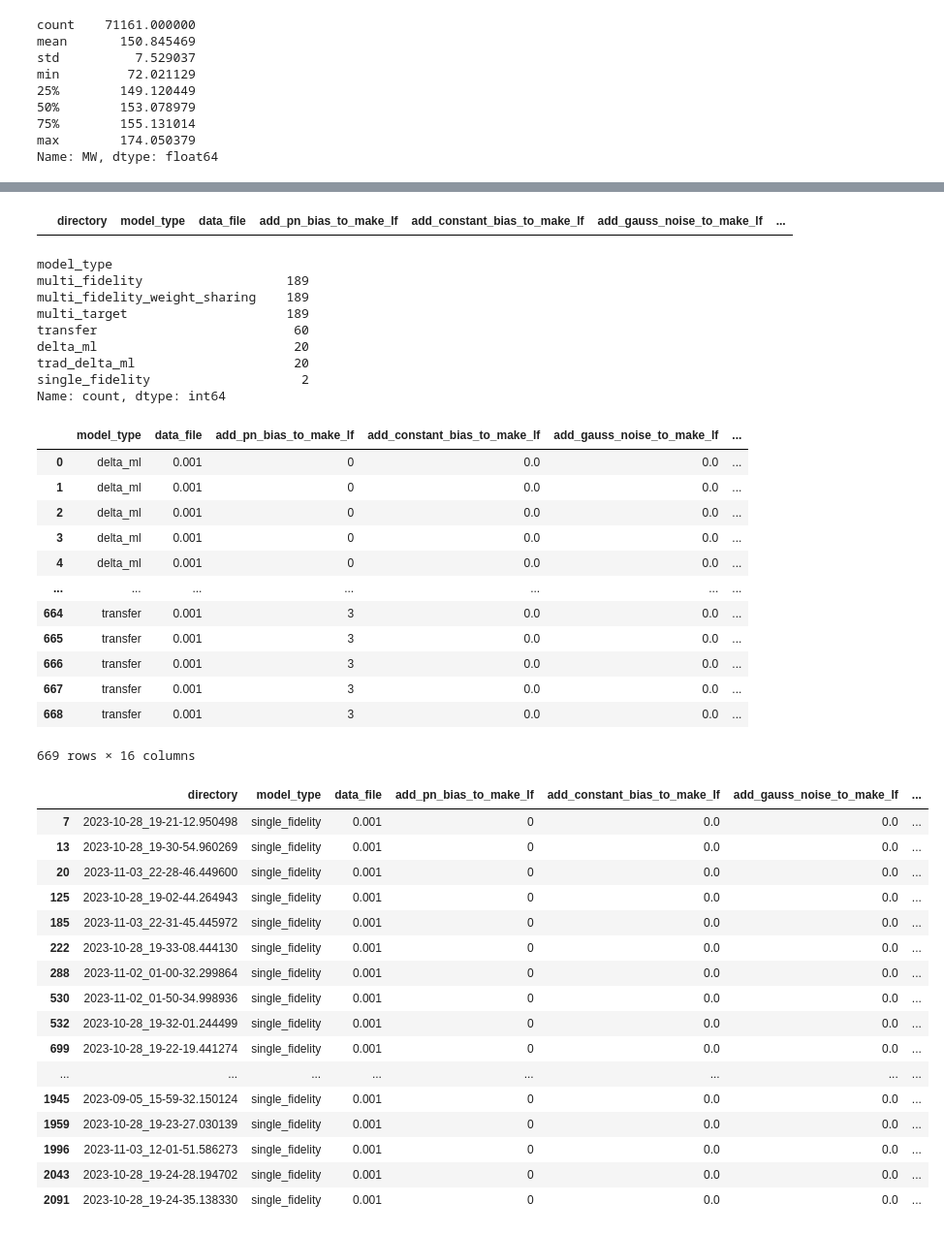
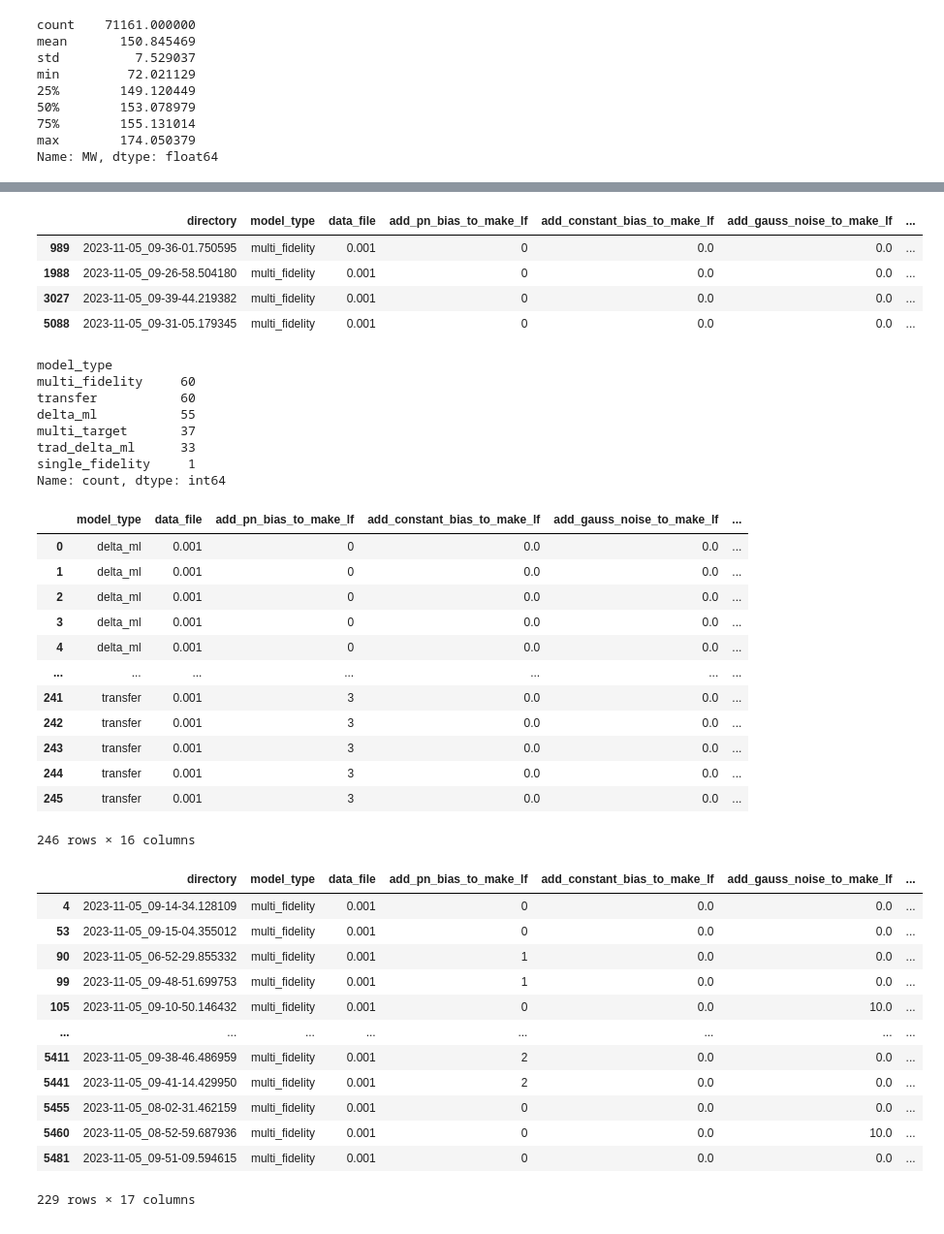
Before and after one commit to sourcery-ai-experiments/chemprop, a Jupyter notebook: multifidelity_results_analysis.ipynb, the cells around one changed output, grey strips where cells are left out. Shown at 97% size. Saved outputs shown, nothing was run; the diff lists cells and outputs as text; code cells hidden in the pictures.

```diff
--- a/multifidelity_results_analysis.ipynb
+++ b/multifidelity_results_analysis.ipynb
@@ -72,9 +72,11 @@ df.drop(columns=['hf_col_name', 'lf_col_name', 'save_test_plot',
                  'num_epochs', 'export_train_and_val', 'scale_data',
                  'results_dir'], inplace=True)
 
-df = df[df['split_type'] == 'random']
+# df = df[df['split_type'] == 'random']
 # df = df[df['split_type'] == 'scaffold']
-# df = df[df['split_type'] == 'h298']
+df = df[df['split_type'] == 'h298']
+# df = df[df['split_type'] == 'molwt']
+# df = df[df['split_type'] == 'atom']
 
 df['data_file'] = df['data_file'].apply(lambda x: float(x.split('/')[-1].split('_')[-1][:-4]))
 
@@ -101,6 +103,10 @@ df.loc[(df['model_type'] == 'multi_fidelity') & (df['add_pn_bias_to_make_lf'] ==
        & (df['lf_superset_of_hf'] == True) & (df['seed'] == 0)]
 # %% [output]
 |  | directory | model_type | data_file | add_pn_bias_to_make_lf | add_constant_bias_to_make_lf | add_gauss_noise_to_make_lf | ... |
+| 989 | 2023-11-05_09-36-01.750595 | multi_fidelity | 0.001 | 0 | 0.0 | 0.0 | ... |
+| 1988 | 2023-11-05_09-26-58.504180 | multi_fidelity | 0.001 | 0 | 0.0 | 0.0 | ... |
+| 3027 | 2023-11-05_09-39-44.219382 | multi_fidelity | 0.001 | 0 | 0.0 | 0.0 | ... |
+| 5088 | 2023-11-05_09-31-05.179345 | multi_fidelity | 0.001 | 0 | 0.0 | 0.0 | ... |
 # %%
 # df[df.duplicated(['model_type', 'add_pn_bias_to_make_lf', 'add_constant_bias_to_make_lf',
 #             'add_gauss_noise_to_make_lf', 'add_descriptor_bias_to_make_lf', 'lf_hf_size_ratio', 'lf_superset_of_hf','seed'])]
@@ -116,13 +122,12 @@ df_std = df.drop(columns=['directory']).groupby(['model_type', 'data_file', 'add
 df_mean.model_type.value_counts()
 # %% [output]
 model_type
-multi_fidelity                   189
-multi_fidelity_weight_sharing    189
-multi_target                     189
-transfer                          60
-delta_ml                          20
-trad_delta_ml                     20
-single_fidelity                    2
+multi_fidelity     60
+transfer           60
+delta_ml           55
+multi_target       37
+trad_delta_ml      33
+single_fidelity     1
 Name: count, dtype: int64
 # %%
 df_mean
@@ -134,32 +139,28 @@ df_mean
 | 3 | delta_ml | 0.001 | 0 | 0.0 | 0.0 | ... |
 | 4 | delta_ml | 0.001 | 0 | 0.0 | 0.0 | ... |
 | ... | ... | ... | ... | ... | ... | ... |
-| 664 | transfer | 0.001 | 3 | 0.0 | 0.0 | ... |
-| 665 | transfer | 0.001 | 3 | 0.0 | 0.0 | ... |
-| 666 | transfer | 0.001 | 3 | 0.0 | 0.0 | ... |
-| 667 | transfer | 0.001 | 3 | 0.0 | 0.0 | ... |
-| 668 | transfer | 0.001 | 3 | 0.0 | 0.0 | ... |
+| 241 | transfer | 0.001 | 3 | 0.0 | 0.0 | ... |
+| 242 | transfer | 0.001 | 3 | 0.0 | 0.0 | ... |
+| 243 | transfer | 0.001 | 3 | 0.0 | 0.0 | ... |
+| 244 | transfer | 0.001 | 3 | 0.0 | 0.0 | ... |
+| 245 | transfer | 0.001 | 3 | 0.0 | 0.0 | ... |
-669 rows × 16 columns
+246 rows × 16 columns
 # %%
-df[df.model_type == 'single_fidelity']
+df[df.model_type == 'multi_fidelity']
 # %% [output]
 |  | directory | model_type | data_file | add_pn_bias_to_make_lf | add_constant_bias_to_make_lf | add_gauss_noise_to_make_lf | ... |
-| 7 | 2023-10-28_19-21-12.950498 | single_fidelity | 0.001 | 0 | 0.0 | 0.0 | ... |
-| 13 | 2023-10-28_19-30-54.960269 | single_fidelity | 0.001 | 0 | 0.0 | 0.0 | ... |
-| 20 | 2023-11-03_22-28-46.449600 | single_fidelity | 0.001 | 0 | 0.0 | 0.0 | ... |
-| 125 | 2023-10-28_19-02-44.264943 | single_fidelity | 0.001 | 0 | 0.0 | 0.0 | ... |
-| 185 | 2023-11-03_22-31-45.445972 | single_fidelity | 0.001 | 0 | 0.0 | 0.0 | ... |
-| 222 | 2023-10-28_19-33-08.444130 | single_fidelity | 0.001 | 0 | 0.0 | 0.0 | ... |
-| 288 | 2023-11-02_01-00-32.299864 | single_fidelity | 0.001 | 0 | 0.0 | 0.0 | ... |
-| 530 | 2023-11-02_01-50-34.998936 | single_fidelity | 0.001 | 0 | 0.0 | 0.0 | ... |
-| 532 | 2023-10-28_19-32-01.244499 | single_fidelity | 0.001 | 0 | 0.0 | 0.0 | ... |
-| 699 | 2023-10-28_19-22-19.441274 | single_fidelity | 0.001 | 0 | 0.0 | 0.0 | ... |
+| 4 | 2023-11-05_09-14-34.128109 | multi_fidelity | 0.001 | 0 | 0.0 | 0.0 | ... |
+| 53 | 2023-11-05_09-15-04.355012 | multi_fidelity | 0.001 | 0 | 0.0 | 0.0 | ... |
+| 90 | 2023-11-05_06-52-29.855332 | multi_fidelity | 0.001 | 1 | 0.0 | 0.0 | ... |
+| 99 | 2023-11-05_09-48-51.699753 | multi_fidelity | 0.001 | 1 | 0.0 | 0.0 | ... |
+| 105 | 2023-11-05_09-10-50.146432 | multi_fidelity | 0.001 | 0 | 0.0 | 10.0 | ... |
 | ... | ... | ... | ... | ... | ... | ... | ... |
-| 1945 | 2023-09-05_15-59-32.150124 | single_fidelity | 0.001 | 0 | 0.0 | 0.0 | ... |
-| 1959 | 2023-10-28_19-23-27.030139 | single_fidelity | 0.001 | 0 | 0.0 | 0.0 | ... |
-| 1996 | 2023-11-03_12-01-51.586273 | single_fidelity | 0.001 | 0 | 0.0 | 0.0 | ... |
-| 2043 | 2023-10-28_19-24-28.194702 | single_fidelity | 0.001 | 0 | 0.0 | 0.0 | ... |
-| 2091 | 2023-10-28_19-24-35.138330 | single_fidelity | 0.001 | 0 | 0.0 | 0.0 | ... |
+| 5411 | 2023-11-05_09-38-46.486959 | multi_fidelity | 0.001 | 2 | 0.0 | 0.0 | ... |
+| 5441 | 2023-11-05_09-41-14.429950 | multi_fidelity | 0.001 | 2 | 0.0 | 0.0 | ... |
+| 5455 | 2023-11-05_08-02-31.462159 | multi_fidelity | 0.001 | 0 | 0.0 | 0.0 | ... |
+| 5460 | 2023-11-05_08-52-59.687936 | multi_fidelity | 0.001 | 0 | 0.0 | 10.0 | ... |
+| 5481 | 2023-11-05_09-51-09.594615 | multi_fidelity | 0.001 | 0 | 0.0 | 0.0 | ... |
+229 rows × 17 columns
 # %%
 df_mean[df_mean.model_type == 'single_fidelity']
 # %% [output]
```
Also changed, not shown: parts of 4 cells of this notebook, 12 other files.
